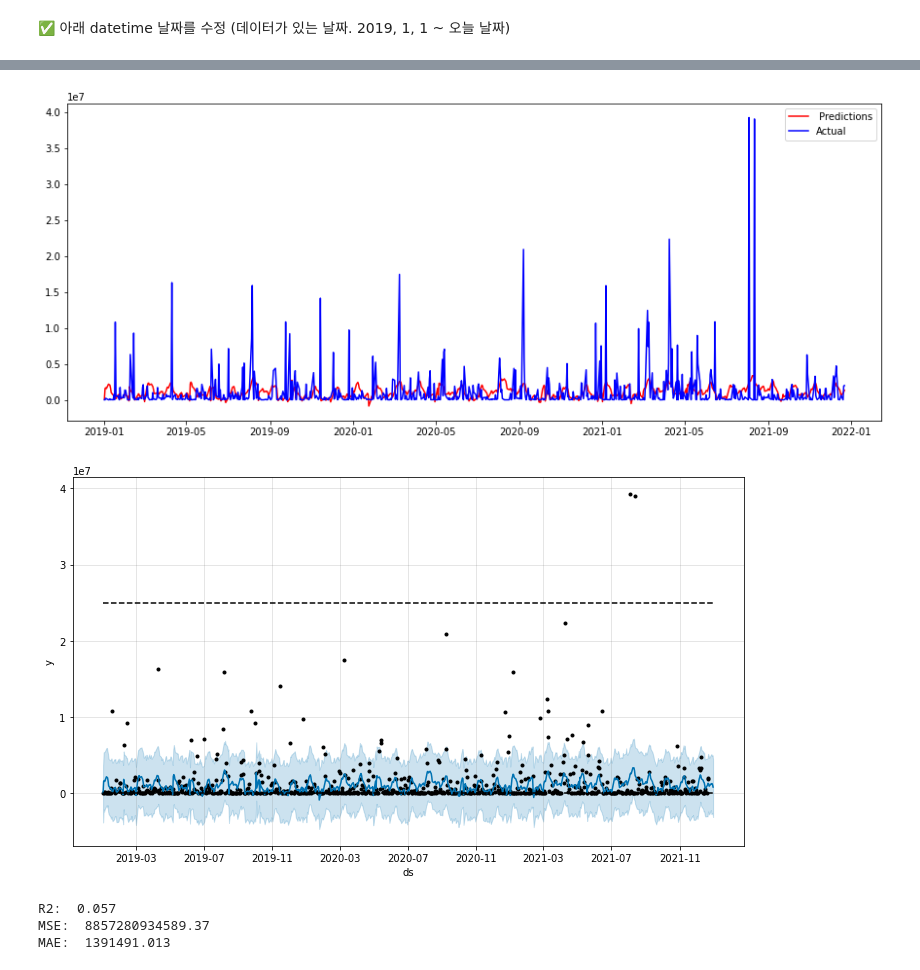
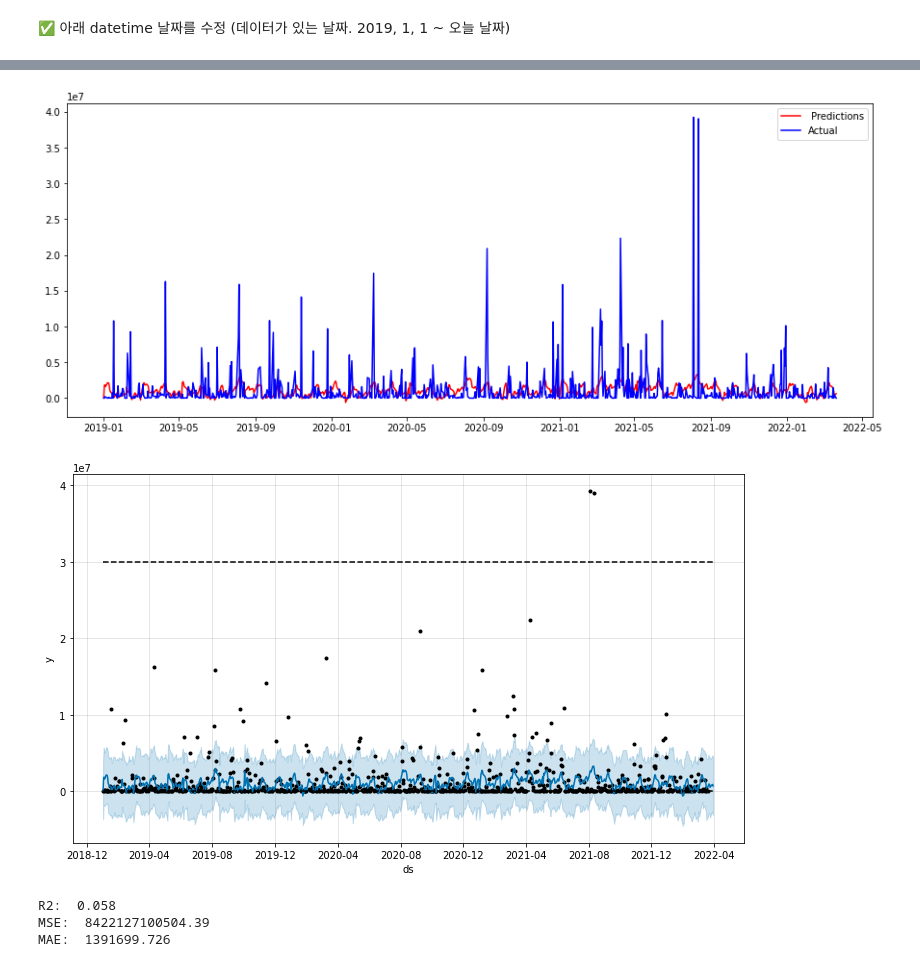
Before and after one commit to parkyw2/keggle, a Jupyter notebook: 기재품_수선비_공장별.ipynb, the cells around one changed output, grey strips where cells are left out. Drawn from its saved outputs; the diff is of its cells as text; code cells hidden in the pictures.

```diff
--- a/기재품_수선비_공장별.ipynb
+++ b/기재품_수선비_공장별.ipynb
@@ -703,7 +635,16 @@ final_1170.head()
 # %%
 #Noksan
+
 df_1180 = df[['date','1180']]
 df_1180['ds'] = pd.to_datetime(df_1180['date'])
 df_1180['y'] = df_1180['1180']
 df_1180 = df_1180.loc[:,['ds', 'y']]
-df_1180.head()
+
+df_1180['ds'] = pd.to_datetime(df_1180['ds'])
+df_1180 = df_1180[df_1180['ds'].dt.dayofweek < 5]
+df_1180['date_index'] = df_1180['ds']
+df_1180 = df_1180.set_index('date_index')
+df_1180['cap'] = 30000000
+df_1180['floor'] = 0
+
+df_1180 = df_1180[datetime(2019, 1, 1):datetime(2022, 3, 21)]
@@ -738,6 +651,3 @@ df_1180.head(10)
-# %%
-from datetime import datetime
-df_1180 = df_1180[datetime(2019, 1, 1):datetime(2021, 12, 22)]
 # %%
 plt.figure(figsize = (25, 9))
 plt.plot(df_1180.index,df_1180.y)
@@ -750,12 +664,13 @@ m.add_seasonality(name='monthly', period=30.5, fourier_order=2)
 m.add_country_holidays(country_name='KR')
 m.fit(df_1180)
 
-future = m.make_future_dataframe(periods=9)
+future = m.make_future_dataframe(periods=10)
 future = future[future['ds'].dt.dayofweek < 5]
-future['cap'] = 25000000
+future['cap'] = 30000000
 future['floor'] = 0
 
 forecast=m.predict(future)
-forecast.tail(10)
+
+preds= forecast['yhat'][:-8]
 # %% [output]
 INFO:fbprophet:Disabling daily seasonality. Run prophet with daily_seasonality=True to override this.
@@ -774,16 +677,15 @@ INFO:fbprophet:Disabling daily seasonality. Run prophet with daily_seasonality=T
 # %%
-preds= forecast['yhat'][:-7]
 plt.figure(figsize=(15,6))
 plt.plot(df_1180.index,preds,color='red',label=' Predictions')
 plt.plot(df_1180.index,df_1180.y,color='blue',label='Actual')
 plt.legend()
 plt.show()
 # %% [output]
-[figure, old version]
+[figure, new version]
 # %%
 fig = m.plot(m.predict(future))
 # %% [output]
-[figure, old version]
+[figure, new version]
 # %%
 r2 = round(r2_score(df_1180["y"], preds), 3)
 mse = round(mean_squared_error(df_1180["y"], preds), 3)
@@ -792,9 +694,9 @@ print("R2: ", r2)
 print("MSE: ", mse)
 print("MAE: ", mae)
 # %% [output]
-R2:  0.057
-MSE:  8857280934589.37
-MAE:  1391491.013
+R2:  0.058
+MSE:  8422127100504.39
+MAE:  1391699.726
 # %%
 fig = m.plot_components(forecast)
 # %% [output]
```
Also changed, not shown: parts of 38 cells of this notebook.
